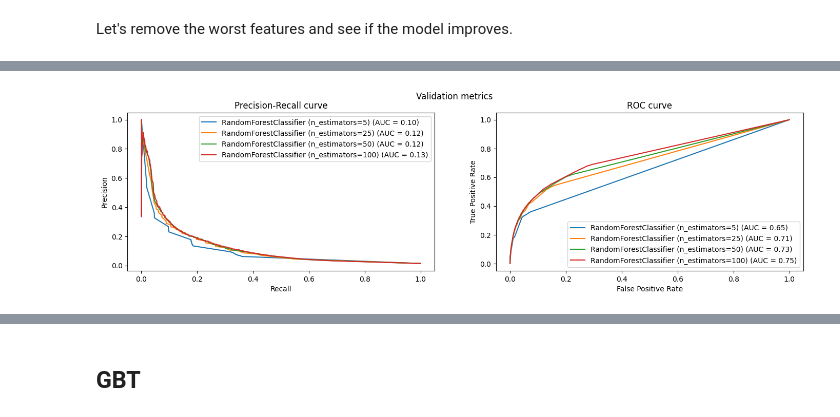
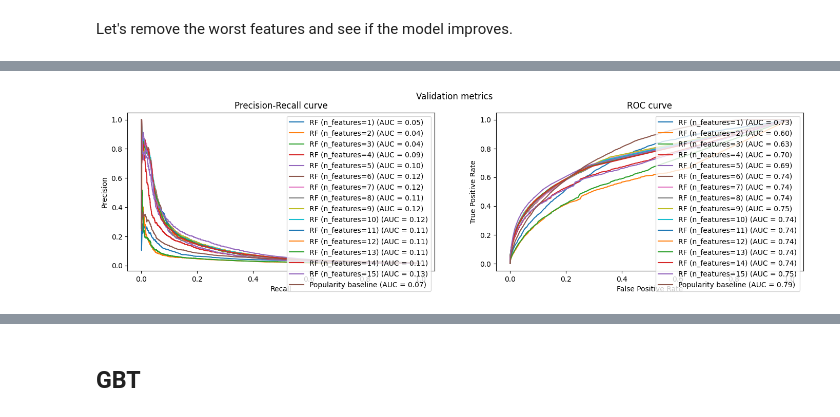
Before and after one commit to Alejandro-Andreo/zrive-ds, a Jupyter notebook: src/module_4/groceries_model_fitting.ipynb, the cells around one changed output, grey strips where cells are left out. Cells and saved outputs as stored; diff of their text form; code cells hidden in the pictures.

```diff
--- a/src/module_4/groceries_model_fitting.ipynb
+++ b/src/module_4/groceries_model_fitting.ipynb
@@ -99,7 +109,11 @@ val_df = df_selected[(df_selected.order_date > train_val_cutoff) & (df_selected.
 test_df = df_selected[df_selected.order_date > val_test_cutoff]
 # %%
-def feature_label_split(df: pd.DataFrame, target: str) -> Tuple[pd.DataFrame, pd.Series]:
+def feature_label_split(
+    df: pd.DataFrame, target: str
+) -> Tuple[pd.DataFrame, pd.Series]:
     return df.drop(columns=[target]), df[target]
+
+
 X_train, y_train = feature_label_split(train_df, target)
 X_val, y_val = feature_label_split(val_df, target)
 X_test, y_test = feature_label_split(test_df, target)
@@ -207,12 +284,19 @@ rf.fit(X_train[train_cols], y_train)
 # %% [output]
 RandomForestClassifier(n_jobs=-1, random_state=0)
 # %%
-rf_importance_feautures = pd.DataFrame({"features": train_cols, "importance": rf.feature_importances_ }).sort_values("importance", ascending=False)
-sns.barplot(data=rf_importance_feautures, x="importance", y="features", hue="features")
+rf_importance_features = pd.DataFrame(
+    {"features": train_cols, "importance": rf.feature_importances_}
+).sort_values("importance", ascending=False)
+sns.barplot(data=rf_importance_features, x="importance", y="features", hue="features")
 # %% [output]
 <Axes: xlabel='importance', ylabel='features'>
 [figure]
 # %% [markdown]
 Let's remove the worst features and see if the model improves.
 # %%
-important_cols = rf_importance_feautures.features[:15].tolist()
+important_cols = (
+    rf_importance_features.sort_values("importance", ascending=False)
+    .features[:15]
+    .tolist()
+)
+important_cols
@@ -219,5 +319,4 @@ important_cols = rf_importance_feautures.features[:15].tolist()
 # %%
-n_estimators = [5,25,50,100]
 train_log_loss = []
 val_log_loss = []
 train_avg_precision = []
@@ -228,35 +327,53 @@ fig1.suptitle("Train metrics")
 fig2, ax2 = plt.subplots(1, 2, figsize=(17, 4))
 fig2.suptitle("Validation metrics")
 
-for tree_size in n_estimators:
-    model = RandomForestClassifier(
-        n_estimators=tree_size,
-        random_state=0,
-        n_jobs=-1
+for i in range(1, len(important_cols) + 1):
+    rf.fit(X_train[important_cols[:i]], y_train)
+    train_proba = rf.predict_proba(X_train[important_cols[:i]])[:, 1]
+    plot_metrics(f"RF (n_features={i})", train_proba, y_train, (fig1, ax1))
+    val_proba = rf.predict_proba(X_val[important_cols[:i]])[:, 1]
+    plot_metrics(f"RF (n_features={i})", val_proba, y_val, (fig2, ax2))
+    train_ap_, val_ap_, train_log_loss_, val_log_loss_ = calculate_metrics(
+        f"RF (n_features={i})", train_proba, y_train, val_proba, y_val
     )
-    model.fit(X_train[important_cols], y_train)
-    train_proba = model.predict_proba(X_train[important_cols])[:, 1]
-    plot_metrics(f"RandomForestClassifier (n_estimators={tree_size})", train_proba, y_train, (fig1, ax1), train_log_loss, train_avg_precision)
-    val_proba = model.predict_proba(X_val[important_cols])[:, 1]
-    plot_metrics(f"RandomForestClassifier (n_estimators={tree_size})", val_proba, y_val, (fig2, ax2), val_log_loss, val_avg_precision)
-    print(f"RF with {tree_size} trees: train log loss: {train_log_loss[-1]:.3f}, val log loss: {val_log_loss[-1]:.3f}, train AP: {train_avg_precision[-1]:.3f}, val AP: {val_avg_precision[-1]:.3f}")
+    train_log_loss.append(train_log_loss_)
+    val_log_loss.append(val_log_loss_)
+    train_avg_precision.append(train_ap_)
+    val_avg_precision.append(val_ap_)
 
-fig, ax = plt.subplots(1,2,figsize=(14, 4))
-ax[0].plot(n_estimators, train_log_loss, label= "Train scores")
-ax[0].plot(n_estimators, val_log_loss, label= "val scores")
-ax[0].plot(n_estimators[np.argmin(val_log_loss)], min(val_log_loss),
-        marker="o", color="r", label="min val score")
+plot_metrics(
+    "Popularity baseline",
+    y_pred=val_df["global_popularity"],
+    y_test=val_df[target],
+    figure=(fig2, ax2),
+)
+
+fig, ax = plt.subplots(1, 2, figsize=(14, 4))
+ax[0].plot(range(1, len(important_cols) + 1), train_log_loss, label="Train scores")
+ax[0].plot(range(1, len(important_cols) + 1), val_log_loss, label="val scores")
+ax[0].plot(
+    range(1, len(important_cols) + 1)[np.argmin(val_log_loss)],
+    min(val_log_loss),
+    marker="o",
+    color="r",
+    label="min val score",
+)
 ax[0].set_ylabel("Cross entropy loss")
-ax[0].set_xlabel("n_estimators")
+ax[0].set_xlabel("n_features")
 ax[0].legend(loc="best")
-ax[0].set_title("Cross entropy loss vs n_estimators")
+ax[0].set_title("Cross entropy loss vs n_features")
 
-ax[1].plot(n_estimators, train_avg_precision, label= "Train scores")
-ax[1].plot(n_estimators, val_avg_precision, label= "val scores")
-ax[1].plot(n_estimators[np.argmax(val_avg_precision)], max(val_avg_precision),
-        marker="o", color="r", label="max val score")
+ax[1].plot(range(1, len(important_cols) + 1), train_avg_precision, label="Train scores")
+ax[1].plot(range(1, len(important_cols) + 1), val_avg_precision, label="val scores")
+ax[1].plot(
+    range(1, len(important_cols) + 1)[np.argmax(val_avg_precision)],
+    max(val_avg_precision),
+    marker="o",
+    color="r",
+    label="max val score",
+)
 ax[1].set_ylabel("Average precision")
-ax[1].set_xlabel("n_estimators")
+ax[1].set_xlabel("n_features")
 ax[1].legend(loc="best")
-ax[1].set_title("Average precision vs n_estimators")
+ax[1].set_title("Average precision vs n_features")
 # %% [output]
@@ -269 +397 @@ Text(0.5, 1.0, 'Average precision vs n_estimators')
-[figure, old version]
+[figure, new version]
```
Also changed, not shown: parts of 26 cells of this notebook, 18 other files.
